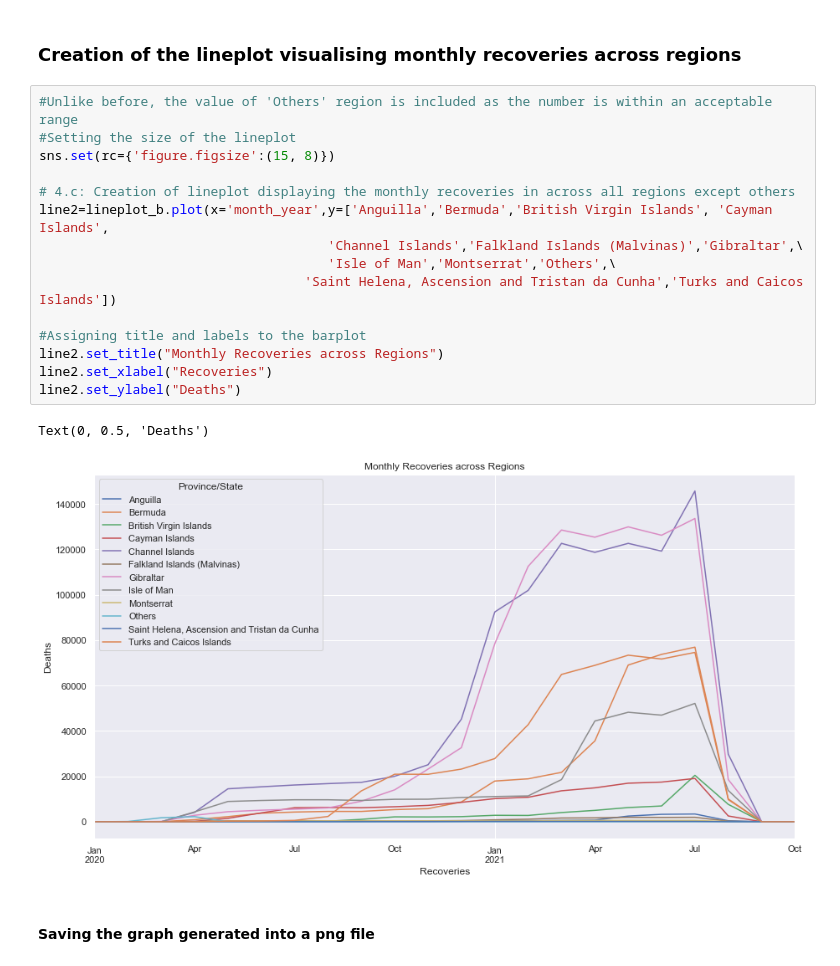
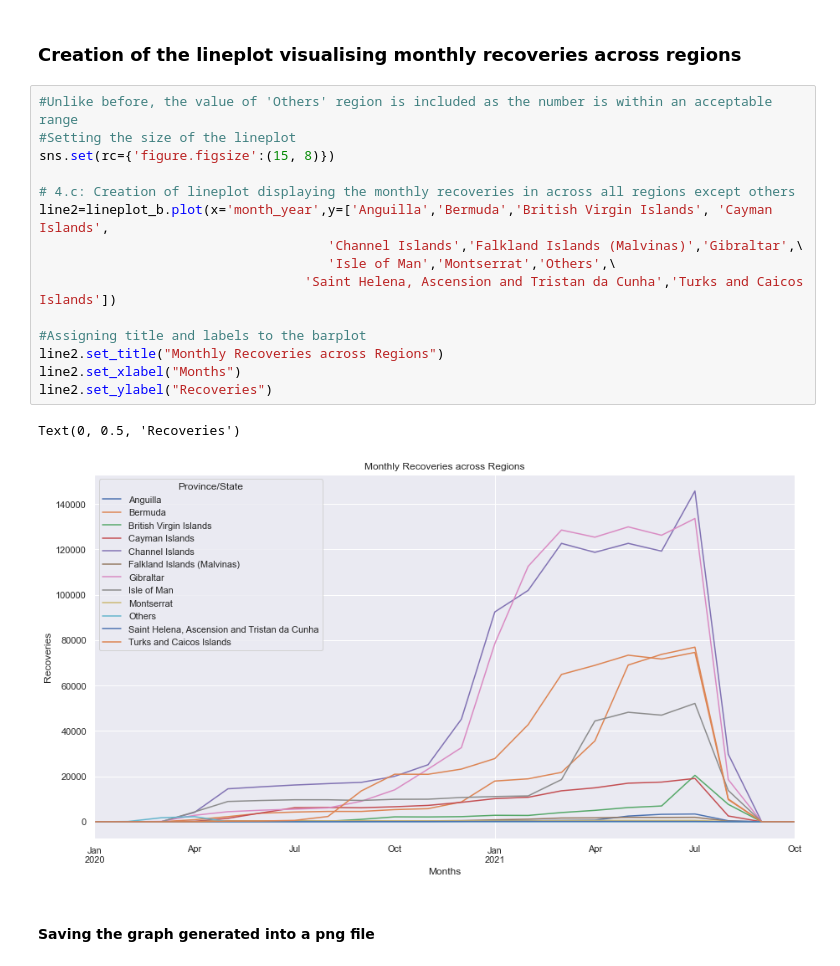
Before and after one commit to shaunanilson/Covid19_Analysis_LSE, a Jupyter notebook: Final Assignment - Uk Covid Cases.ipynb, the cells around one changed output. Saved outputs shown, nothing was run; the diff lists cells and outputs as text.

```diff
--- a/Final Assignment - Uk Covid Cases.ipynb
+++ b/Final Assignment - Uk Covid Cases.ipynb
@@ -572,21 +573,21 @@ Index(['month_year', 'Anguilla', 'Bermuda', 'British Virgin Islands',
 # %%
 #Unlike before, the value of 'Others' region is included as the number is within an acceptable range
 #Setting the size of the lineplot
 sns.set(rc={'figure.figsize':(15, 8)})
 
 # 4.c: Creation of lineplot displaying the monthly recoveries in across all regions except others
 line2=lineplot_b.plot(x='month_year',y=['Anguilla','Bermuda','British Virgin Islands', 'Cayman Islands',
                                      'Channel Islands','Falkland Islands (Malvinas)','Gibraltar',\
                                      'Isle of Man','Montserrat','Others',\
                                   'Saint Helena, Ascension and Tristan da Cunha','Turks and Caicos Islands'])
 
 #Assigning title and labels to the barplot
 line2.set_title("Monthly Recoveries across Regions")
-line2.set_xlabel("Recoveries")
-line2.set_ylabel("Deaths")
+line2.set_xlabel("Months")
+line2.set_ylabel("Recoveries")
 # %% [output]
-Text(0, 0.5, 'Deaths')
+Text(0, 0.5, 'Recoveries')
-[figure, old version]
+[figure, new version]
 # %% [markdown]
 #### Saving the graph generated into a png file
 # %%
```
Also changed, not shown: parts of 20 cells of this notebook, 1 other file.
